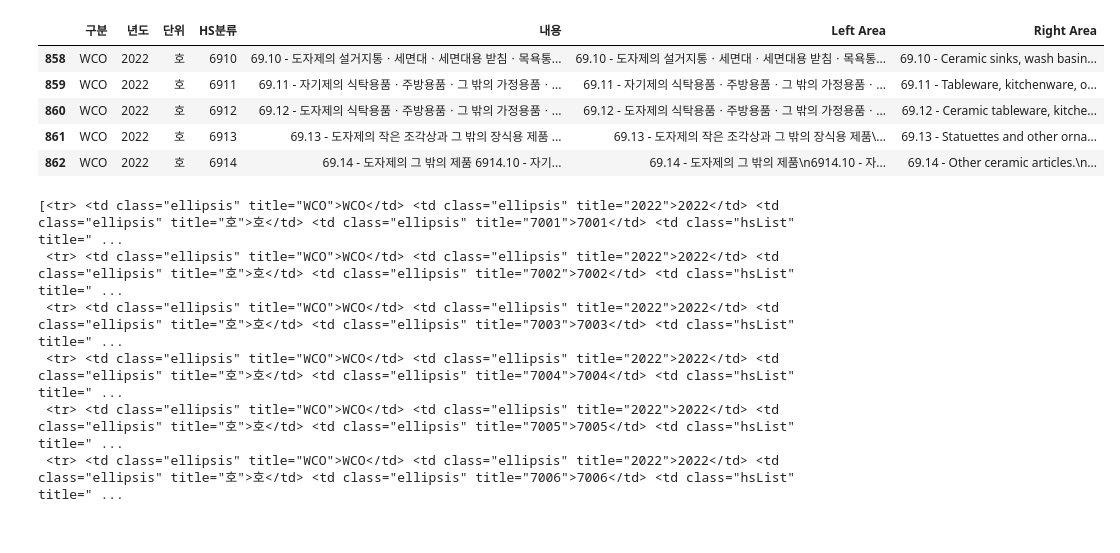
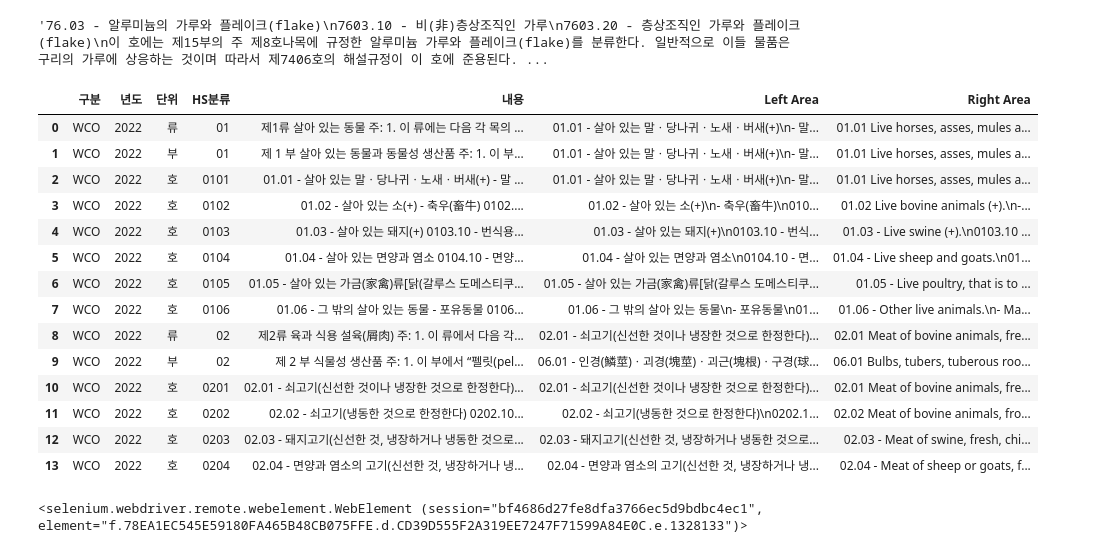
Before and after one commit to linusms/webcrawling, a Jupyter notebook: 관세품목 크롤링 코드_오류.ipynb, the cells around one changed output. Drawn from its saved outputs; the diff is of its cells as text; code cells hidden in the pictures.

```diff
--- a/관세품목 크롤링 코드_오류.ipynb
+++ b/관세품목 크롤링 코드_오류.ipynb
@@ -275,9 +252,22 @@ Processing page 12...
+# %%
+left_area_text
+# %% [output]
+'76.03 - 알루미늄의 가루와 플레이크(flake)\n7603.10 - 비(非)층상조직인 가루\n7603.20 - 층상조직인 가루와 플레이크(flake)\n이 호에는 제15부의 주 제8호나목에 규정한 알루미늄 가루와 플레이크(flake)를 분류한다. 일반적으로 이들 물품은 구리의 가루에 상응하는 것이며 따라서 제7406호의 해설규정이 이 호에 준용된다. ...
 # %%
-data.tail()
+data
 # %% [output]
 |  | 구분 | 년도 | 단위 | HS분류 | 내용 | Left Area | Right Area |
-| 858 | WCO | 2022 | 호 | 6910 | 69.10 - 도자제의 설거지통ㆍ세면대ㆍ세면대용 받침ㆍ목욕통... | 69.10 - 도자제의 설거지통ㆍ세면대ㆍ세면대용 받침ㆍ목욕통... | 69.10 - Ceramic sinks, wash basin... |
-| 859 | WCO | 2022 | 호 | 6911 | 69.11 - 자기제의 식탁용품ㆍ주방용품ㆍ그 밖의 가정용품ㆍ... | 69.11 - 자기제의 식탁용품ㆍ주방용품ㆍ그 밖의 가정용품ㆍ... | 69.11 - Tableware, kitchenware, o... |
-| 860 | WCO | 2022 | 호 | 6912 | 69.12 - 도자제의 식탁용품ㆍ주방용품ㆍ그 밖의 가정용품ㆍ... | 69.12 - 도자제의 식탁용품ㆍ주방용품ㆍ그 밖의 가정용품ㆍ... | 69.12 - Ceramic tableware, kitche... |
-| 861 | WCO | 2022 | 호 | 6913 | 69.13 - 도자제의 작은 조각상과 그 밖의 장식용 제품 ... | 69.13 - 도자제의 작은 조각상과 그 밖의 장식용 제품\... | 69.13 - Statuettes and other orna... |
-| 862 | WCO | 2022 | 호 | 6914 | 69.14 - 도자제의 그 밖의 제품 6914.10 - 자기... | 69.14 - 도자제의 그 밖의 제품\n6914.10 - 자... | 69.14 - Other ceramic articles.\n... |
+| 0 | WCO | 2022 | 류 | 01 | 제1류 살아 있는 동물 주: 1. 이 류에는 다음 각 목의 ... | 01.01 - 살아 있는 말ㆍ당나귀ㆍ노새ㆍ버새(+)\n- 말... | 01.01 Live horses, asses, mules a... |
+| 1 | WCO | 2022 | 부 | 01 | 제 1 부 살아 있는 동물과 동물성 생산품 주: 1. 이 부... | 01.01 - 살아 있는 말ㆍ당나귀ㆍ노새ㆍ버새(+)\n- 말... | 01.01 Live horses, asses, mules a... |
+| 2 | WCO | 2022 | 호 | 0101 | 01.01 - 살아 있는 말ㆍ당나귀ㆍ노새ㆍ버새(+) - 말 ... | 01.01 - 살아 있는 말ㆍ당나귀ㆍ노새ㆍ버새(+)\n- 말... | 01.01 Live horses, asses, mules a... |
+| 3 | WCO | 2022 | 호 | 0102 | 01.02 - 살아 있는 소(+) - 축우(畜牛) 0102.... | 01.02 - 살아 있는 소(+)\n- 축우(畜牛)\n010... | 01.02 Live bovine animals (+).\n-... |
+| 4 | WCO | 2022 | 호 | 0103 | 01.03 - 살아 있는 돼지(+) 0103.10 - 번식용... | 01.03 - 살아 있는 돼지(+)\n0103.10 - 번식... | 01.03 - Live swine (+).\n0103.10 ... |
+| 5 | WCO | 2022 | 호 | 0104 | 01.04 - 살아 있는 면양과 염소 0104.10 - 면양... | 01.04 - 살아 있는 면양과 염소\n0104.10 - 면... | 01.04 - Live sheep and goats.\n01... |
+| 6 | WCO | 2022 | 호 | 0105 | 01.05 - 살아 있는 가금(家禽)류[닭(갈루스 도메스티쿠... | 01.05 - 살아 있는 가금(家禽)류[닭(갈루스 도메스티쿠... | 01.05 - Live poultry, that is to ... |
+| 7 | WCO | 2022 | 호 | 0106 | 01.06 - 그 밖의 살아 있는 동물 - 포유동물 0106... | 01.06 - 그 밖의 살아 있는 동물\n- 포유동물\n01... | 01.06 - Other live animals.\n- Ma... |
+| 8 | WCO | 2022 | 류 | 02 | 제2류 육과 식용 설육(屑肉) 주: 1. 이 류에서 다음 각... | 02.01 - 쇠고기(신선한 것이나 냉장한 것으로 한정한다)... | 02.01 Meat of bovine animals, fre... |
+| 9 | WCO | 2022 | 부 | 02 | 제 2 부 식물성 생산품 주: 1. 이 부에서 “펠릿(pel... | 06.01 - 인경(鱗莖)ㆍ괴경(塊莖)ㆍ괴근(塊根)ㆍ구경(球... | 06.01 Bulbs, tubers, tuberous roo... |
+| 10 | WCO | 2022 | 호 | 0201 | 02.01 - 쇠고기(신선한 것이나 냉장한 것으로 한정한다)... | 02.01 - 쇠고기(신선한 것이나 냉장한 것으로 한정한다)... | 02.01 Meat of bovine animals, fre... |
+| 11 | WCO | 2022 | 호 | 0202 | 02.02 - 쇠고기(냉동한 것으로 한정한다) 0202.10... | 02.02 - 쇠고기(냉동한 것으로 한정한다)\n0202.1... | 02.02 Meat of bovine animals, fro... |
+| 12 | WCO | 2022 | 호 | 0203 | 02.03 - 돼지고기(신선한 것, 냉장하거나 냉동한 것으로... | 02.03 - 돼지고기(신선한 것, 냉장하거나 냉동한 것으로... | 02.03 - Meat of swine, fresh, chi... |
+| 13 | WCO | 2022 | 호 | 0204 | 02.04 - 면양과 염소의 고기(신선한 것, 냉장하거나 냉... | 02.04 - 면양과 염소의 고기(신선한 것, 냉장하거나 냉... | 02.04 - Meat of sheep or goats, f... |
@@ -286,9 +273,0 @@ data.to_csv('HSdescription_data_01_86.csv', index=False, encoding='utf-8-sig')
-# %%
-rows[4:]
-# %% [output]
-[<tr> <td class="ellipsis" title="WCO">WCO</td> <td class="ellipsis" title="2022">2022</td> <td class="ellipsis" title="호">호</td> <td class="ellipsis" title="7001">7001</td> <td class="hsList" title=" ...
- <tr> <td class="ellipsis" title="WCO">WCO</td> <td class="ellipsis" title="2022">2022</td> <td class="ellipsis" title="호">호</td> <td class="ellipsis" title="7002">7002</td> <td class="hsList" title=" ...
- <tr> <td class="ellipsis" title="WCO">WCO</td> <td class="ellipsis" title="2022">2022</td> <td class="ellipsis" title="호">호</td> <td class="ellipsis" title="7003">7003</td> <td class="hsList" title=" ...
- <tr> <td class="ellipsis" title="WCO">WCO</td> <td class="ellipsis" title="2022">2022</td> <td class="ellipsis" title="호">호</td> <td class="ellipsis" title="7004">7004</td> <td class="hsList" title=" ...
- <tr> <td class="ellipsis" title="WCO">WCO</td> <td class="ellipsis" title="2022">2022</td> <td class="ellipsis" title="호">호</td> <td class="ellipsis" title="7005">7005</td> <td class="hsList" title=" ...
- <tr> <td class="ellipsis" title="WCO">WCO</td> <td class="ellipsis" title="2022">2022</td> <td class="ellipsis" title="호">호</td> <td class="ellipsis" title="7006">7006</td> <td class="hsList" title=" ...
@@ -314,0 +274,4 @@ data.loc[len(data)] = cols + [left_area_text, right_area_text]
+# %%
+driver.find_element(By.XPATH, f"//a[text()='{dtl_link.text.strip()}']")
+# %% [output]
+<selenium.webdriver.remote.webelement.WebElement (session="bf4686d27fe8dfa3766ec5d9bdbc4ec1", element="f.78EA1EC545E59180FA465B48CB075FFE.d.CD39D555F2A319EE7247F71599A84E0C.e.1328133")>
```
Also changed, not shown: parts of 25 cells of this notebook.
